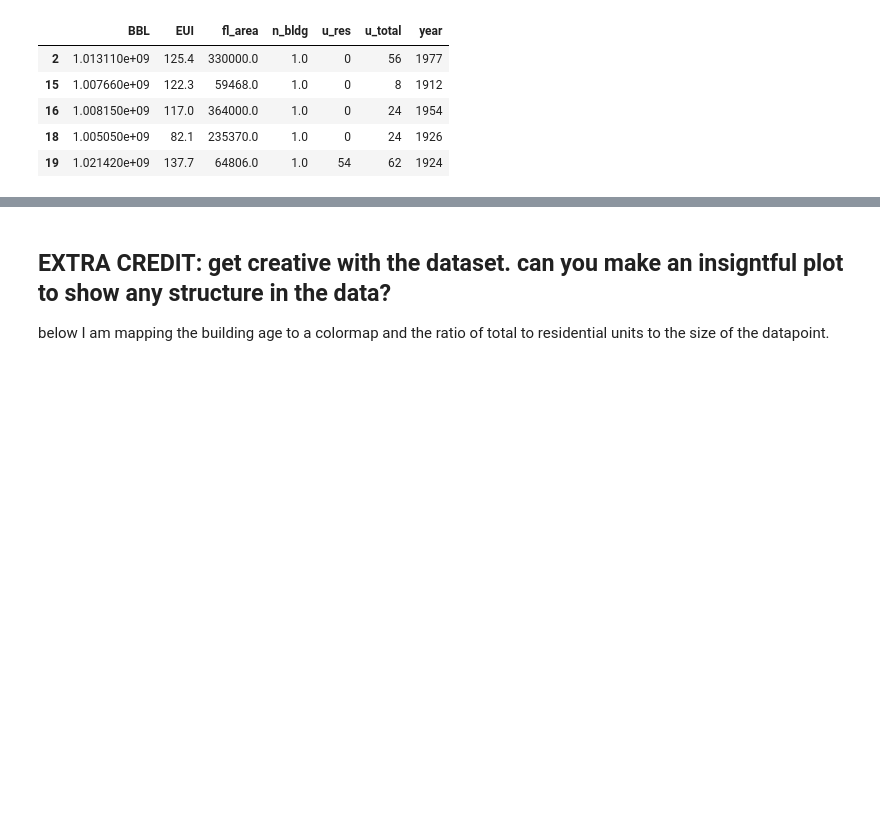
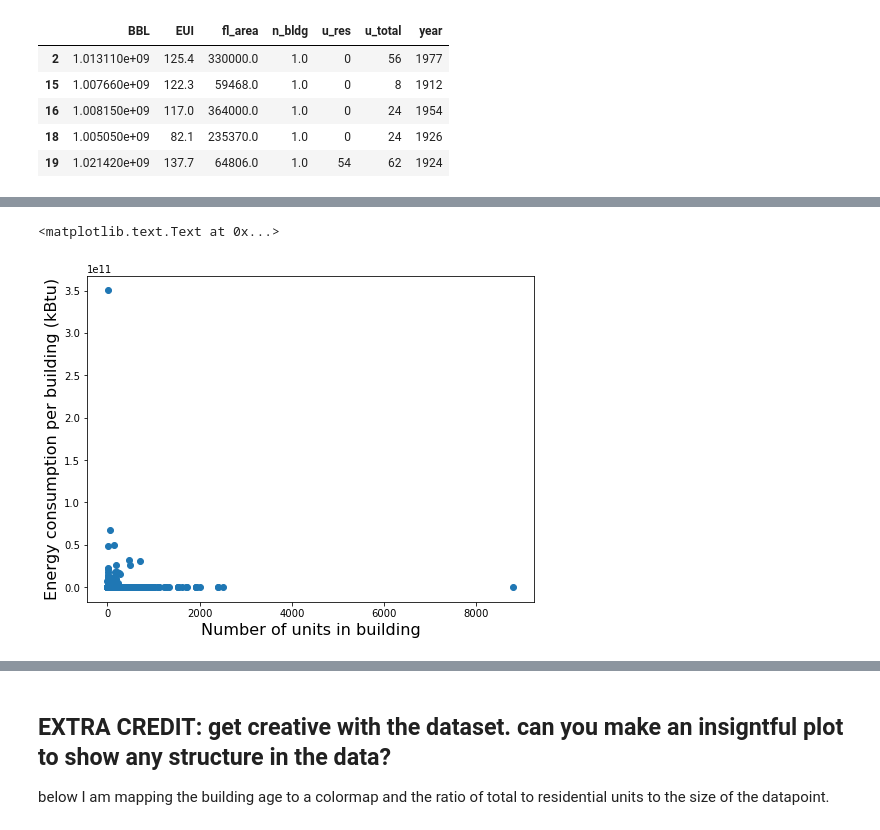
Before and after one commit to ywnch/PUI2017_ywc249, a Jupyter notebook: HW6_ywc249/HW6.ipynb, the cells around one changed output, grey strips where cells are left out. Drawn from its saved outputs; the diff is of its cells as text; code cells hidden in the pictures; blank space fills up the shorter version.

```diff
--- a/HW6_ywc249/HW6.ipynb
+++ b/HW6_ywc249/HW6.ipynb
@@ -491,0 +257,9 @@ NameError: name 'Lsurface' is not defined
+# %%
+# plot scatter plot
+pl.figure(figsize=(8,6))
+pl.scatter(data.u_total, data.EUI_total)
+pl.xlabel('Number of units in building', fontsize=16)
+pl.ylabel('Energy consumption per building (kBtu)', fontsize=16)
+# %% [output]
+<matplotlib.text.Text at 0x...>
+[figure, added]
```
Also changed, not shown: parts of 102 cells of this notebook, 1 other file.
